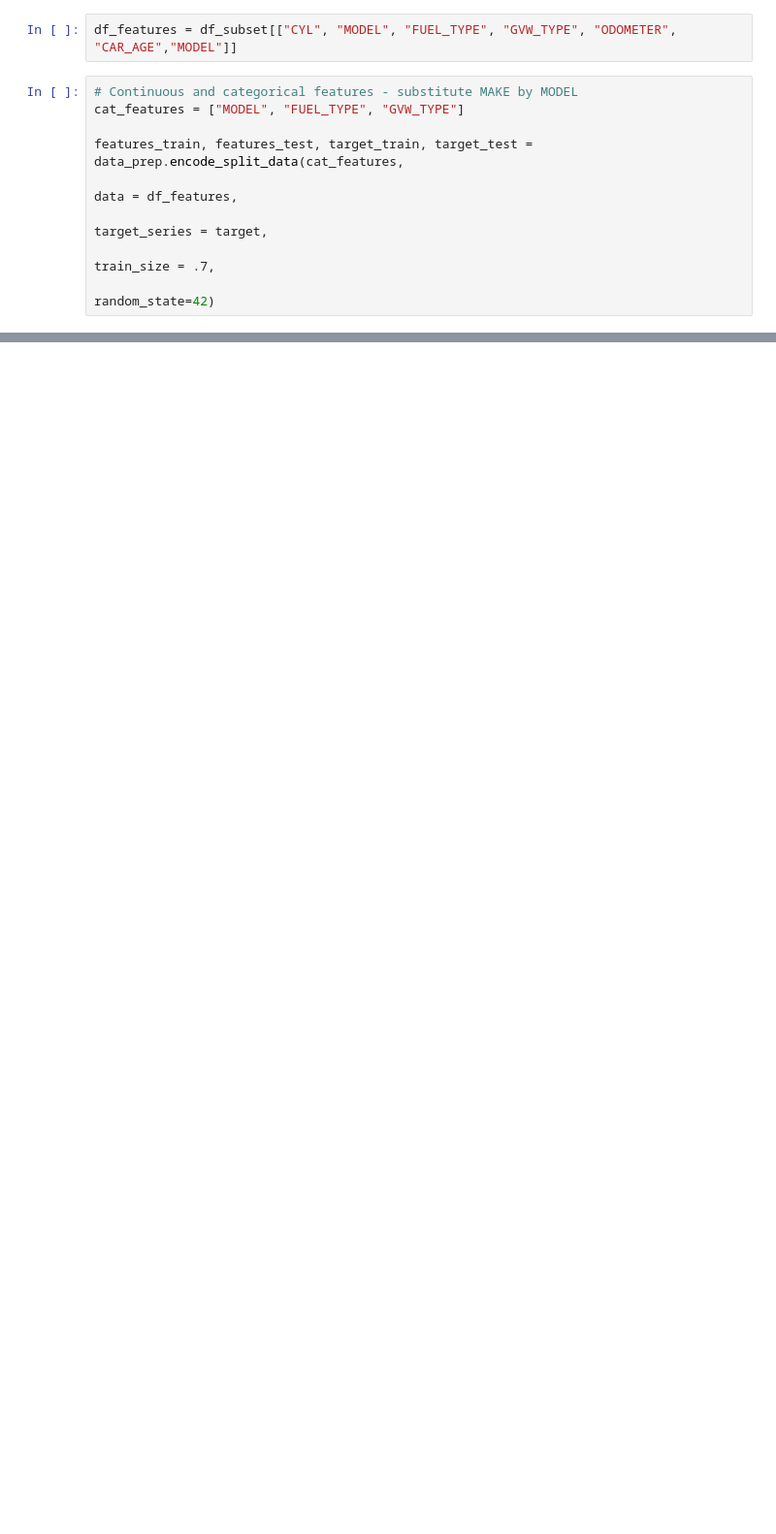
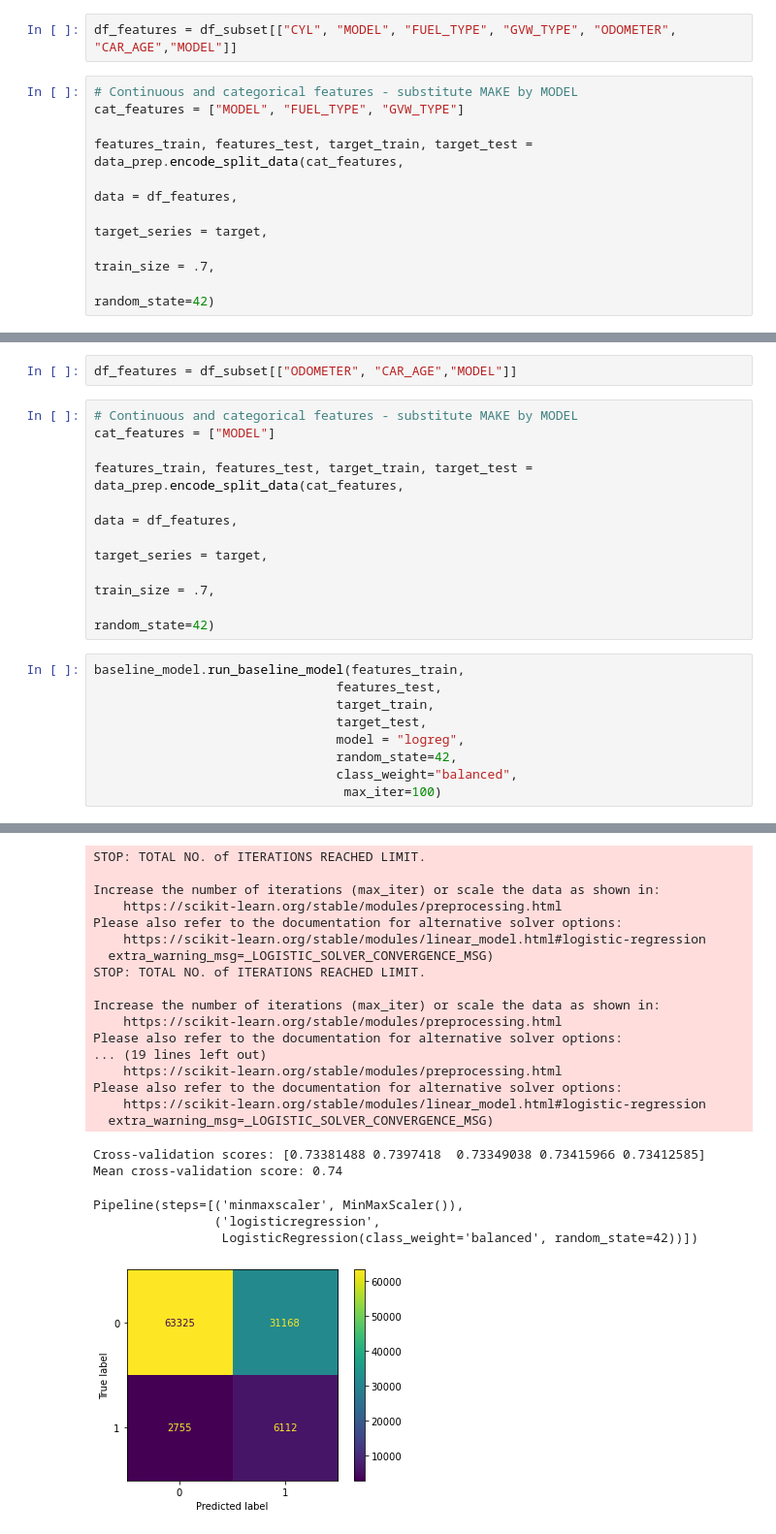
Before and after one commit to izzbizz/ds-lab, a Jupyter notebook: exploration/01_eda_minimal_model/week3_baseline_model_extended.ipynb, the cells around one changed output, grey strips where cells are left out. Shown: that part at 97% size. Drawn from its saved outputs; the diff is of its cells as text; blank space fills up the shorter version.

```diff
--- a/exploration/01_eda_minimal_model/week3_baseline_model_extended.ipynb
+++ b/exploration/01_eda_minimal_model/week3_baseline_model_extended.ipynb
@@ -185,0 +339,21 @@ features_train, features_test, target_train, target_test = data_prep.encode_spli
+# %%
+df_features = df_subset[["ODOMETER", "CAR_AGE","MODEL"]]
+# %%
+# Continuous and categorical features - substitute MAKE by MODEL
+cat_features = ["MODEL"]
+
+features_train, features_test, target_train, target_test = data_prep.encode_split_data(cat_features,
+                                                                                    data = df_features,
+                                                                                    target_series = target,
+                                                                                    train_size = .7,
+                                                                                    random_state=42)
+# %%
+baseline_model.run_baseline_model(features_train,
+                                features_test,
+                                target_train,
+                                target_test,
+                                model = "logreg",
+                                random_state=42,
+                                class_weight="balanced",
+                                 max_iter=100)
+# %% [output]
@@ -185,0 +377,23 @@ features_train, features_test, target_train, target_test = data_prep.encode_spli
+STOP: TOTAL NO. of ITERATIONS REACHED LIMIT.
+
+Increase the number of iterations (max_iter) or scale the data as shown in:
+    https://scikit-learn.org/stable/modules/preprocessing.html
+Please also refer to the documentation for alternative solver options:
+    https://scikit-learn.org/stable/modules/linear_model.html#logistic-regression
+  extra_warning_msg=_LOGISTIC_SOLVER_CONVERGENCE_MSG)
+STOP: TOTAL NO. of ITERATIONS REACHED LIMIT.
+
+Increase the number of iterations (max_iter) or scale the data as shown in:
+    https://scikit-learn.org/stable/modules/preprocessing.html
+Please also refer to the documentation for alternative solver options:
+... (19 lines left out)
+    https://scikit-learn.org/stable/modules/preprocessing.html
+Please also refer to the documentation for alternative solver options:
+    https://scikit-learn.org/stable/modules/linear_model.html#logistic-regression
+  extra_warning_msg=_LOGISTIC_SOLVER_CONVERGENCE_MSG)
+Cross-validation scores: [0.73381488 0.7397418  0.73349038 0.73415966 0.73412585]
+Mean cross-validation score: 0.74
+Pipeline(steps=[('minmaxscaler', MinMaxScaler()),
+                ('logisticregression',
+                 LogisticRegression(class_weight='balanced', random_state=42))])
+[figure, added]
```
Also changed, not shown: parts of 52 cells of this notebook, 3 other files.
